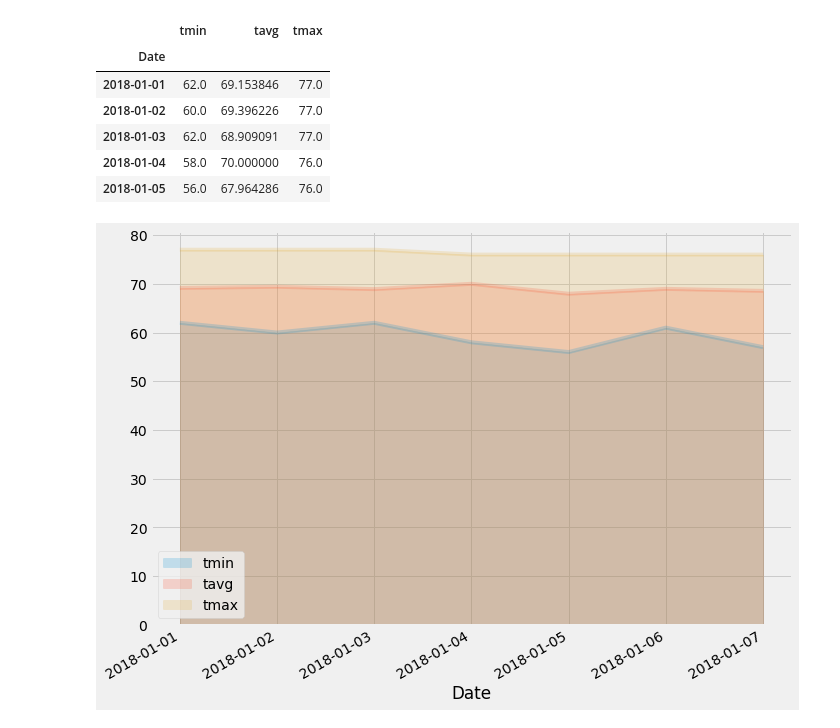
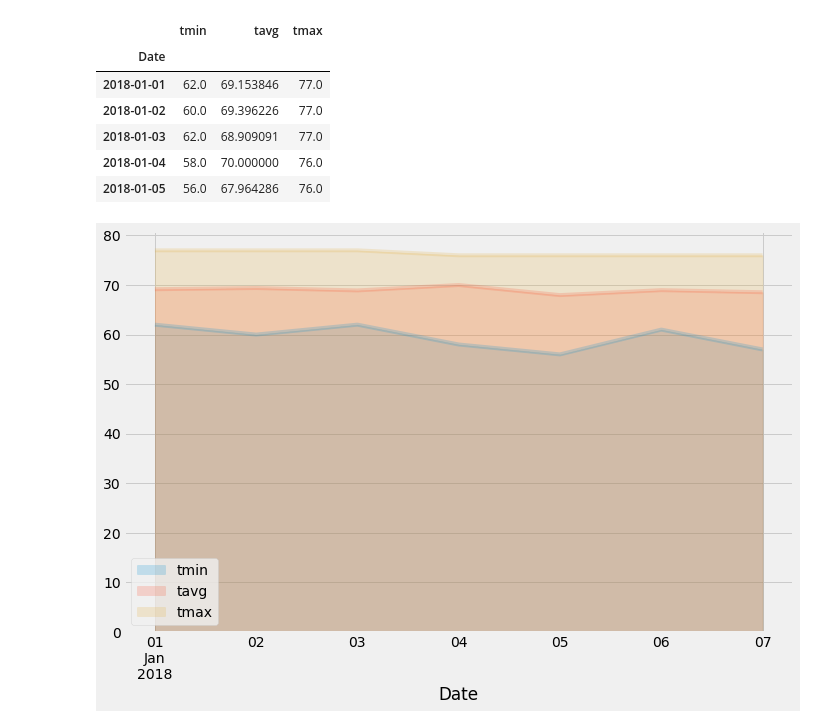
Before and after one commit to MadhukaraBS/BootCamp, a Jupyter notebook: 09-Adv-Data-Storage-Retrieval/climate.ipynb, the cells around one changed output. Drawn from its saved outputs; the diff is of its cells as text; code cells hidden in the pictures.

```diff
--- a/09-Adv-Data-Storage-Retrieval/climate.ipynb
+++ b/09-Adv-Data-Storage-Retrieval/climate.ipynb
@@ -435,8 +438,10 @@ df.head()
 # %%
 # Plot the daily normals as an area plot with `stacked=False`
 # %%
-df.plot(kind='area', stacked=False, x_compat=True, alpha=0.2, figsize=(10,7))
+df.plot.area(stacked=False, alpha=0.2, figsize=(10,7))
 #plt.margins(x=0)
 plt.tight_layout()
+plt.savefig('figs/daily_normals.png', bbox_inches='tight')
+plt.show()
 # %% [output]
-[figure, old version]
+[figure, new version]
```
Also changed, not shown: parts of 5 cells of this notebook, 5 other files.
